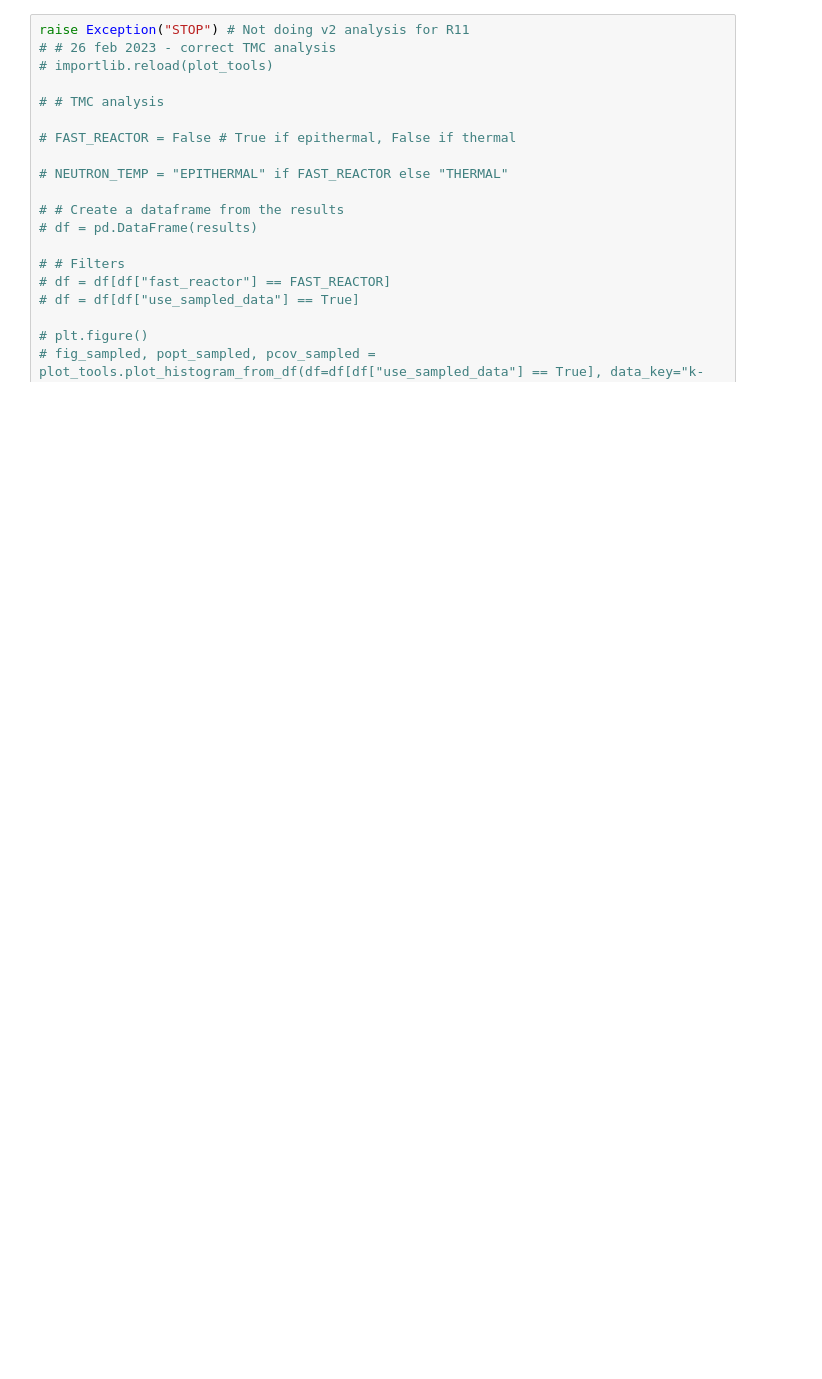
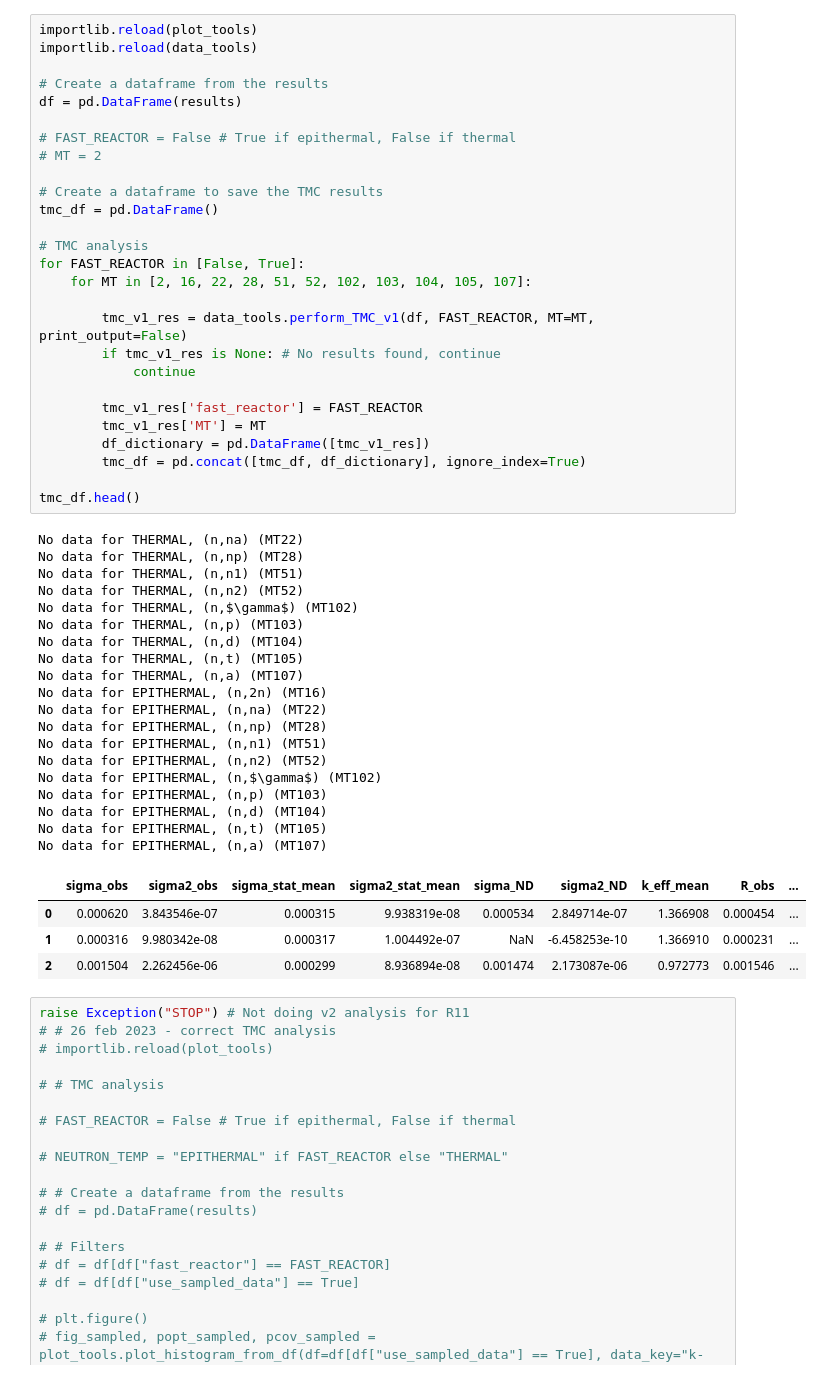
Before and after one commit to Kladdy/master-project, a Jupyter notebook: analysis/runs/R11/plotting/plot.ipynb, the cells around one changed output. Saved outputs shown, nothing was run; the diff lists cells and outputs as text; blank space fills up the shorter version.

```diff
--- a/analysis/runs/R11/plotting/plot.ipynb
+++ b/analysis/runs/R11/plotting/plot.ipynb
@@ -170,3 +99,54 @@ R_ND:           39.1 pcm
+# %%
+importlib.reload(plot_tools)
+importlib.reload(data_tools)
+
+# Create a dataframe from the results
+df = pd.DataFrame(results)
+
+# FAST_REACTOR = False # True if epithermal, False if thermal
+# MT = 2
+
+# Create a dataframe to save the TMC results
+tmc_df = pd.DataFrame()
+
+# TMC analysis
+for FAST_REACTOR in [False, True]:
+    for MT in [2, 16, 22, 28, 51, 52, 102, 103, 104, 105, 107]:
+
+        tmc_v1_res = data_tools.perform_TMC_v1(df, FAST_REACTOR, MT=MT, print_output=False)
+        if tmc_v1_res is None: # No results found, continue
+            continue
+
+        tmc_v1_res['fast_reactor'] = FAST_REACTOR
+        tmc_v1_res['MT'] = MT
+        df_dictionary = pd.DataFrame([tmc_v1_res])
+        tmc_df = pd.concat([tmc_df, df_dictionary], ignore_index=True)
+
+tmc_df.head()
+# %% [output]
+No data for THERMAL, (n,na) (MT22)
+No data for THERMAL, (n,np) (MT28)
+No data for THERMAL, (n,n1) (MT51)
+No data for THERMAL, (n,n2) (MT52)
+No data for THERMAL, (n,$\gamma$) (MT102)
+No data for THERMAL, (n,p) (MT103)
+No data for THERMAL, (n,d) (MT104)
+No data for THERMAL, (n,t) (MT105)
+No data for THERMAL, (n,a) (MT107)
+No data for EPITHERMAL, (n,2n) (MT16)
+No data for EPITHERMAL, (n,na) (MT22)
+No data for EPITHERMAL, (n,np) (MT28)
+No data for EPITHERMAL, (n,n1) (MT51)
+No data for EPITHERMAL, (n,n2) (MT52)
+No data for EPITHERMAL, (n,$\gamma$) (MT102)
+No data for EPITHERMAL, (n,p) (MT103)
+No data for EPITHERMAL, (n,d) (MT104)
+No data for EPITHERMAL, (n,t) (MT105)
+No data for EPITHERMAL, (n,a) (MT107)
+|  | sigma_obs | sigma2_obs | sigma_stat_mean | sigma2_stat_mean | sigma_ND | sigma2_ND | k_eff_mean | R_obs | ... |
+| 0 | 0.000620 | 3.843546e-07 | 0.000315 | 9.938319e-08 | 0.000534 | 2.849714e-07 | 1.366908 | 0.000454 | ... |
+| 1 | 0.000316 | 9.980342e-08 | 0.000317 | 1.004492e-07 | NaN | -6.458253e-10 | 1.366910 | 0.000231 | ... |
+| 2 | 0.001504 | 2.262456e-06 | 0.000299 | 8.936894e-08 | 0.001474 | 2.173087e-06 | 0.972773 | 0.001546 | ... |
 # %%
 raise Exception("STOP") # Not doing v2 analysis for R11
 # # 26 feb 2023 - correct TMC analysis
```
Also changed, not shown: parts of 3 cells of this notebook, 4 other files.
